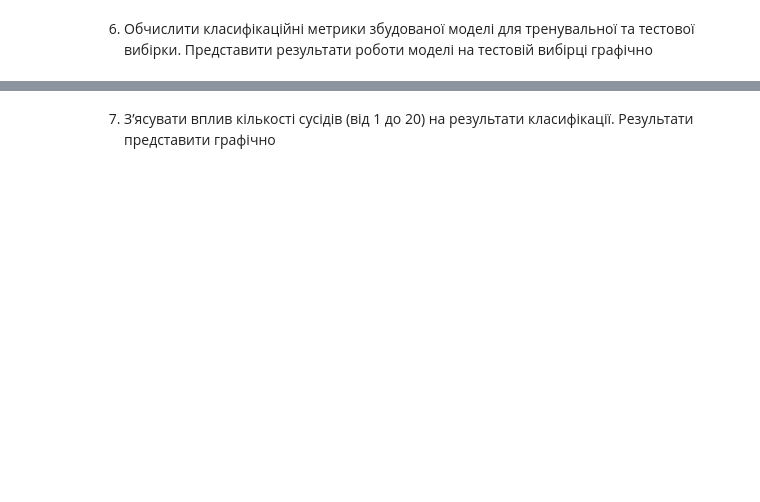
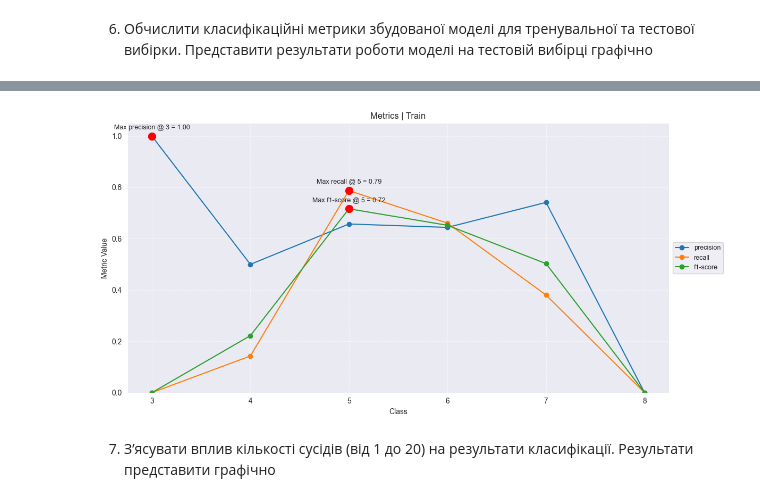
Before and after one commit to ValeriiaBaranivska/ML-2025, a Jupyter notebook: lab-4/ОМН-КМ23-2-Баранівська-ЛР4.ipynb, the cells around one changed output, grey strips where cells are left out. Drawn from its saved outputs; the diff is of its cells as text; code cells hidden in the pictures; blank space fills up the shorter version.

```diff
--- a/lab-4/ОМН-КМ23-2-Баранівська-ЛР4.ipynb
+++ b/lab-4/ОМН-КМ23-2-Баранівська-ЛР4.ipynb
@@ -57,3 +224,7 @@ print(f"Перші 10 записів набору {df.head(10)}")
+# %%
+plot_matrics("Metrics | Train", report_train)
+# %% [output]
+[figure, added]
 # %% [markdown]
 7. З’ясувати вплив кількості сусідів (від 1 до 20) на результати
 класифікації. Результати представити графічно
```
Also changed, not shown: parts of 14 cells of this notebook, 1 other file.
